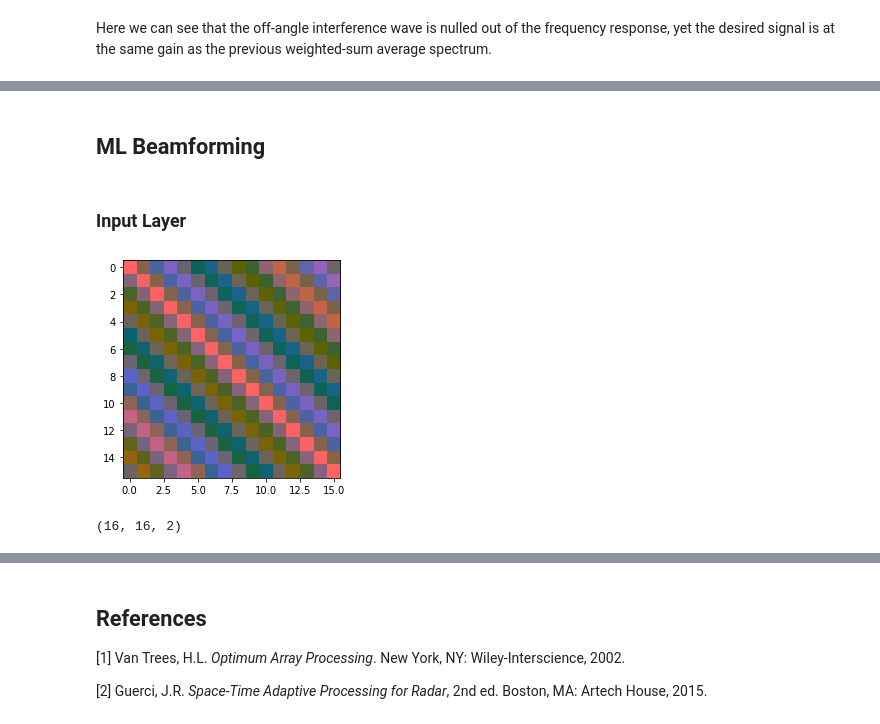
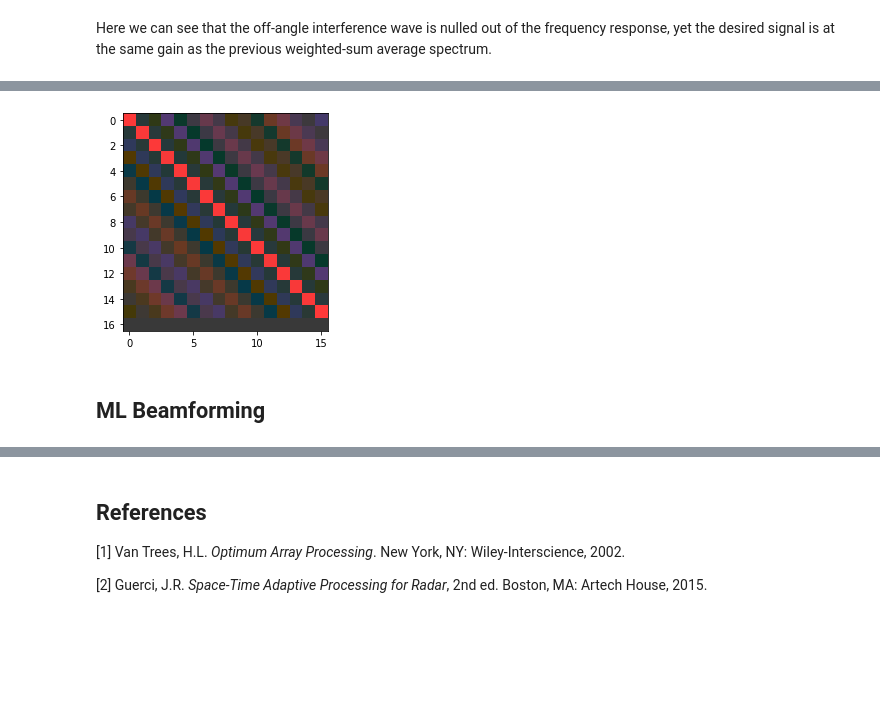
Before and after one commit to JohnnyGOX17/jhu-masters-thesis, a Jupyter notebook: src/notebooks/ML_ABF_beamformer_ULA.ipynb, the cells around one changed output, grey strips where cells are left out. Cells and saved outputs as stored; diff of their text form; code cells hidden in the pictures; blank space fills up the shorter version.

```diff
--- a/src/notebooks/ML_ABF_beamformer_ULA.ipynb
+++ b/src/notebooks/ML_ABF_beamformer_ULA.ipynb
@@ -259,4 +316,19 @@ Here we can see that the off-angle interference wave is nulled out of the freque
+# %%
+comb_re  = np.zeros((N+1,N))
+comb_im  = np.zeros((N+1,N))
+comb_re[:N, :] = covar_MVDR.real
+comb_re[N, :]  = s.real
+comb_im[:N, :] = covar_MVDR.imag
+comb_im[N, :]  = s.imag
+# create (N+1, N, 3) false color matrix for plotting covariance matrix & steering values
+full_test = np.dstack((comb_re, np.zeros((N+1,N)), comb_im))
+# normalize covariance values to 0-1 float range for proper plotting
+ind_max   = np.unravel_index(np.argmax(full_test, axis=None), full_test.shape)
+ind_min   = np.unravel_index(np.argmin(full_test, axis=None), full_test.shape)
+full_test = (full_test + np.abs(full_test[ind_min]))/(full_test[ind_max] + np.abs(full_test[ind_min]))
+plt.imshow(full_test)
+plt.show()
+# %% [output]
+[figure, added]
 # %% [markdown]
 ## ML Beamforming
-# %% [markdown]
-### Input Layer
@@ -271,16 +334,0 @@ for samp_idx in range(num_scenarios):
-# %%
-test_x = rx_all @ rx_all.T.conj()
-test_re = test_x.real
-test_im = test_x.imag
-# create (N, N, 3) false color matrix for plotting covariance matrix values
-full_test = np.dstack((test_re, np.zeros((N,N)), test_im))
-ind_max = np.unravel_index(np.argmax(full_test, axis=None), full_test.shape)
-ind_min = np.unravel_index(np.argmin(full_test, axis=None), full_test.shape)
-full_test = (full_test + np.abs(full_test[ind_min]))/(full_test[ind_max] + np.abs(full_test[ind_min]))
-plt.imshow(full_test)
-plt.show()
-rf_test = np.dstack((test_re, test_im))
-print(rf_test.shape)
-# %% [output]
-[figure, removed]
-(16, 16, 2)
```
Also changed, not shown: parts of 15 cells of this notebook.
